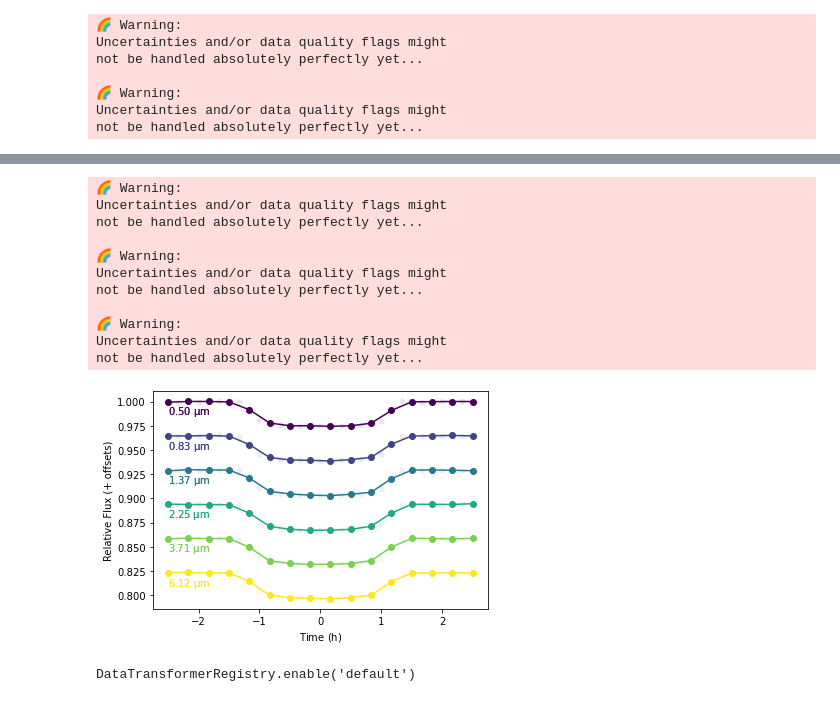
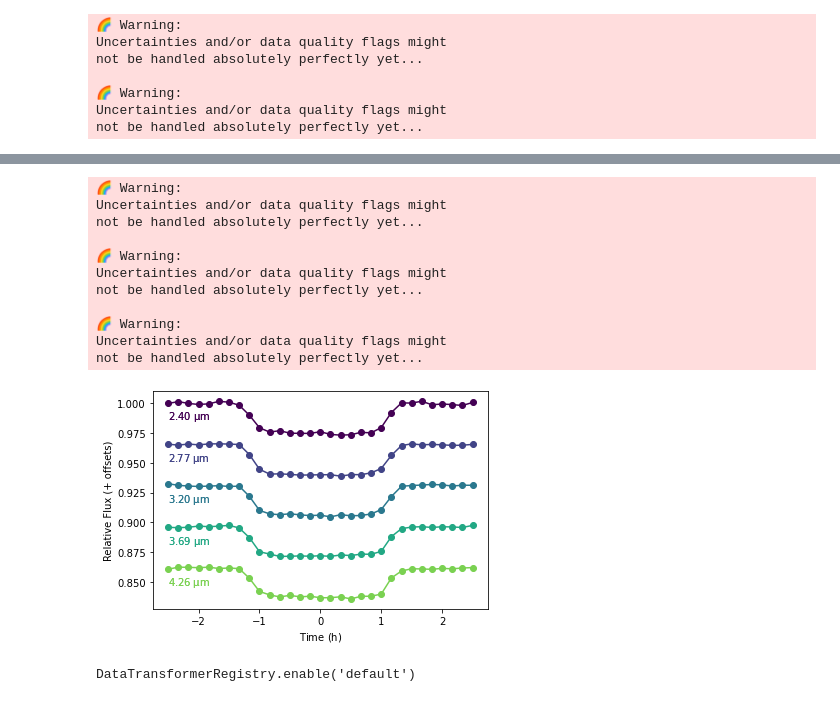
Before and after one commit to catrionamurray/chromatic_fitting, a Jupyter notebook: chromatic_fitting.ipynb, the cells around one changed output, grey strips where cells are left out. Cells and saved outputs as stored; diff of their text form; code cells hidden in the pictures.

Commit message:
added python script for injecting spectrum into Rainbow objects

```diff
--- a/chromatic_fitting.ipynb
+++ b/chromatic_fitting.ipynb
@@ -134,9 +320,16 @@ False
+# %%
+ldc = ld_coeffs
+radii_ratio = depth
+planet_params_inject = planet_params = {"limb_dark": ld_eqn, 'u':ld_coeffs} #generate_planet_params(ldc=ldc,limb_dark=ld_eqn)
 # %%
 r = SimulatedRainbow(
-    signal_to_noise=100,
-    dt=1*u.minute,
-    wavelength=planet['wl']*u.micron,
-    R=50)
+    signal_to_noise = 100,
+    dt = 1*u.minute,
+    wavelength = wv_mean*u.micron,
+    R = 50
+    )
+
 i = r.inject_transit(
-    planet_radius=np.sqrt(planet['transmission'])
-)
+    planet_radius = np.array(depth),
+    planet_params = planet_params_inject
+    )
@@ -162,19 +353,19 @@ b.imshow();
 # %%
-ax = b.bin(R=2).plot(plotkw=dict(alpha=0.1, markeredgecolor='none', linewidth=0))
-b.bin(R=2, dt=20*u.minute).plot(ax=ax)
+ax = b.bin(R=7).plot(plotkw=dict(alpha=0.1, markeredgecolor='none', linewidth=0))
+b.bin(R=7, dt=10*u.minute).plot(ax=ax)
 # %% [output]
 🌈 Warning:
 Uncertainties and/or data quality flags might
 not be handled absolutely perfectly yet...
 
 🌈 Warning:
 Uncertainties and/or data quality flags might
 not be handled absolutely perfectly yet...
 
 🌈 Warning:
 Uncertainties and/or data quality flags might
 not be handled absolutely perfectly yet...
-[figure, old version]
+[figure, new version]
 # %%
 import altair as alt
 alt.data_transformers.disable_max_rows()
```
Also changed, not shown: parts of 13 cells of this notebook, 3 other files.
